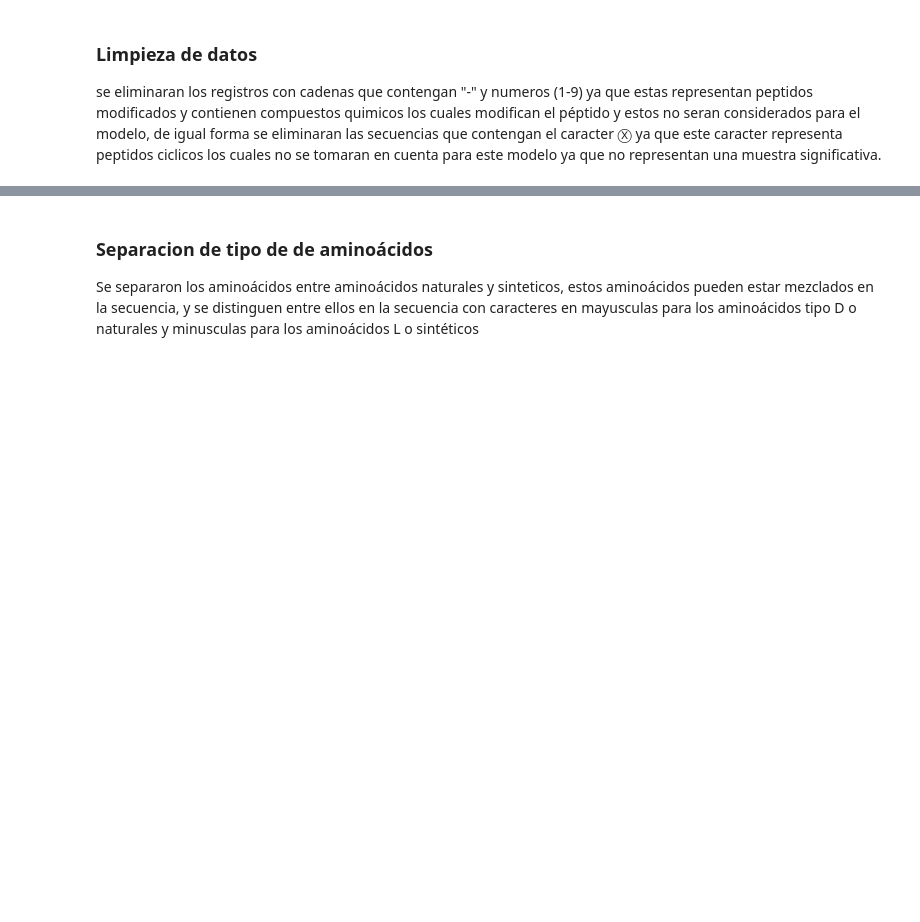
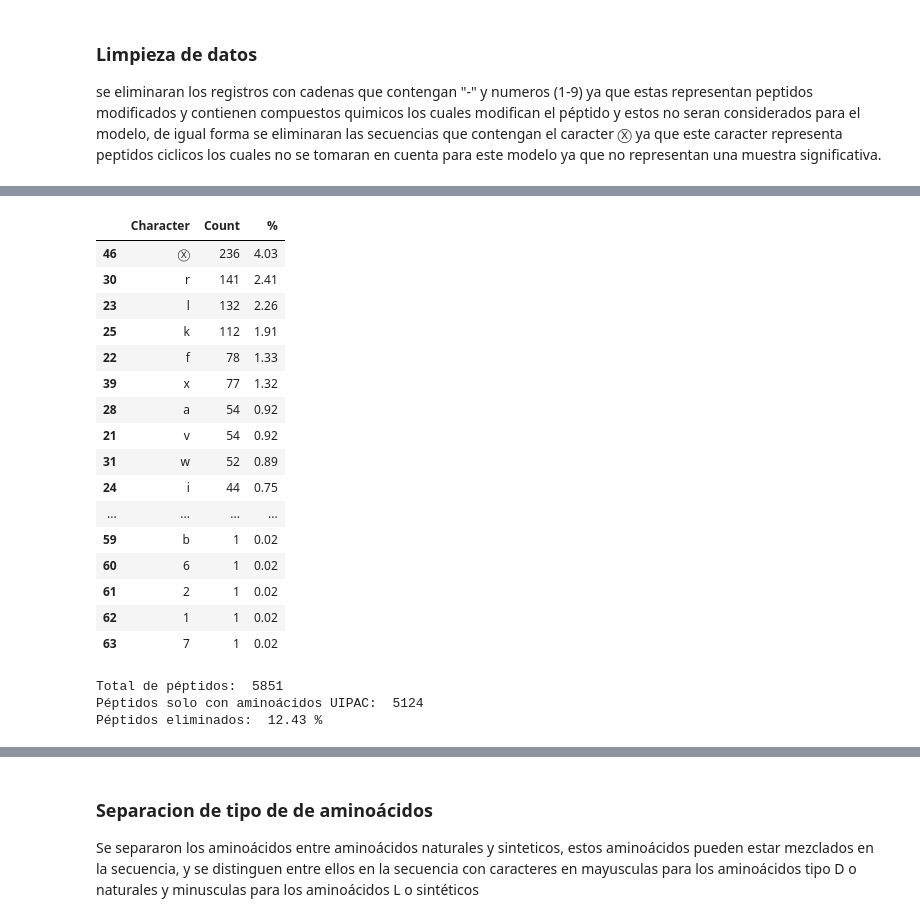
Before and after one commit to A01795375/Proyecto_Integrador_cancer, a Jupyter notebook: notebooks/Avance 2.ipynb, the cells around one changed output, grey strips where cells are left out. Cells and saved outputs as stored; diff of their text form; code cells hidden in the pictures; blank space fills up the shorter version.

```diff
--- a/notebooks/Avance 2.ipynb
+++ b/notebooks/Avance 2.ipynb
@@ -146,0 +198,31 @@ se eliminaran los registros con cadenas que contengan "-" y numeros (1-9) ya que
+# %%
+# Número de péptidos en los que está cada caracter que no es aminoácido IUPAC:
+char_count_df[~char_count_df['Character'].isin(aminoacidos)].sort_values(by='Count', ascending=False)
+# %% [output]
+|  | Character | Count | % |
+| 46 | Ⓧ | 236 | 4.03 |
+| 30 | r | 141 | 2.41 |
+| 23 | l | 132 | 2.26 |
+| 25 | k | 112 | 1.91 |
+| 22 | f | 78 | 1.33 |
+| 39 | x | 77 | 1.32 |
+| 28 | a | 54 | 0.92 |
+| 21 | v | 54 | 0.92 |
+| 31 | w | 52 | 0.89 |
+| 24 | i | 44 | 0.75 |
+| ... | ... | ... | ... |
+| 59 | b | 1 | 0.02 |
+| 60 | 6 | 1 | 0.02 |
+| 61 | 2 | 1 | 0.02 |
+| 62 | 1 | 1 | 0.02 |
+| 63 | 7 | 1 | 0.02 |
+# %%
+# crea un dataframe que contenga solo los registros con caracteres de aminoacidos en la columna 'sequence'
+filtered_df = df_peptidos[df_peptidos['Sequence'].apply(lambda x: all(char in aminoacidos for char in x))]
+print('Total de péptidos: ', df_peptidos.shape[0])
+print('Péptidos solo con aminoácidos UIPAC: ', filtered_df.shape[0])
+print('Péptidos eliminados: ', round((df_peptidos.shape[0]-filtered_df.shape[0])/df_peptidos.shape[0],4) * 100, '%')
+# %% [output]
+Total de péptidos:  5851
+Péptidos solo con aminoácidos UIPAC:  5124
+Péptidos eliminados:  12.43 %
```
Also changed, not shown: parts of 3 cells of this notebook.
